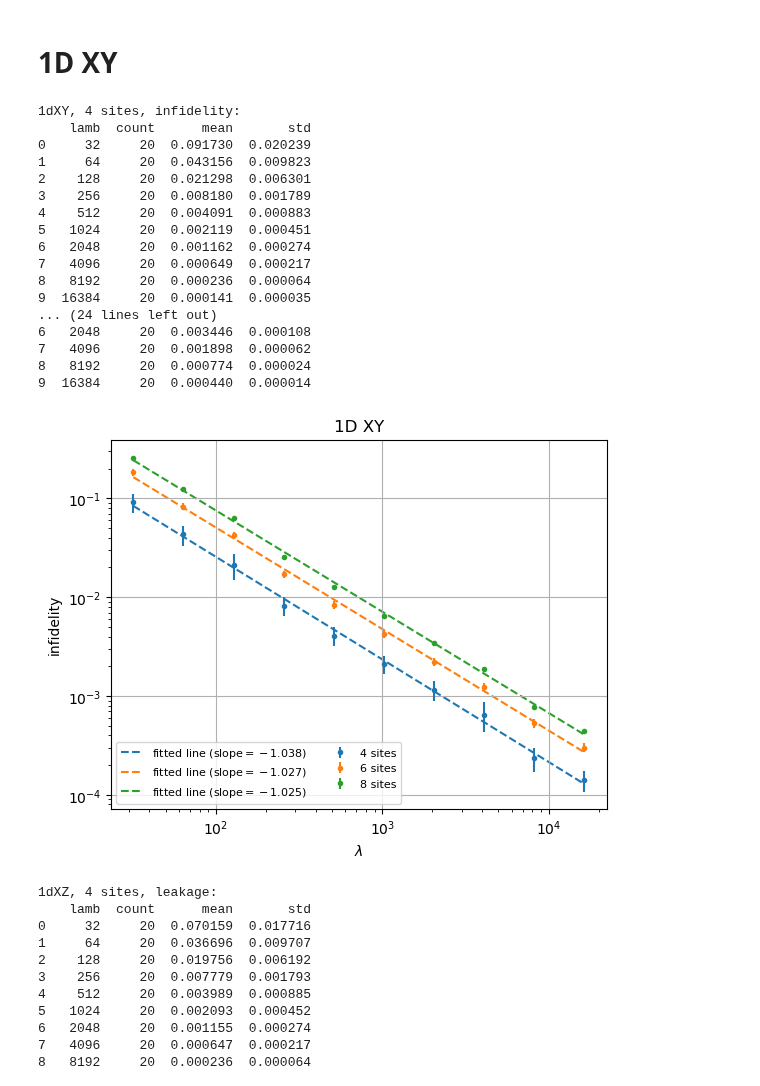
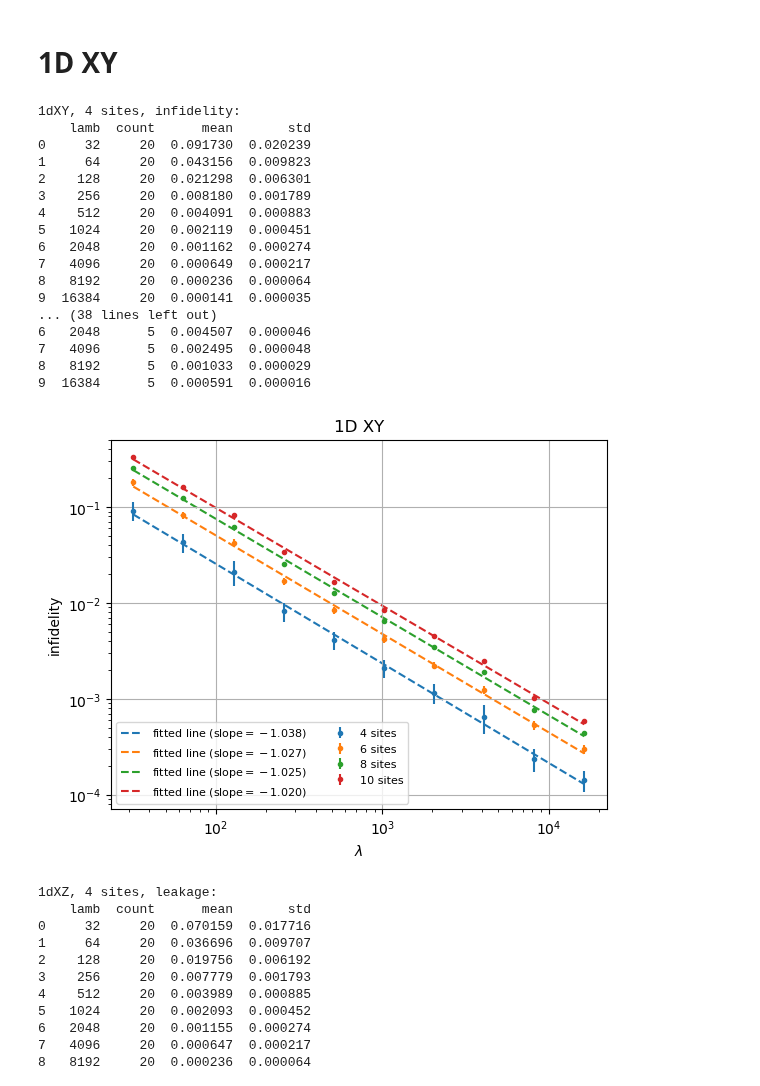
Before and after one commit to sqrta/ErrorSupression, a Jupyter notebook: use-dynamite/data/plot_sweep_lamb.ipynb, the cells around one changed output. Cells and saved outputs as stored; diff of their text form; code cells hidden in the pictures.

Commit message:
update plot

```diff
--- a/use-dynamite/data/plot_sweep_lamb.ipynb
+++ b/use-dynamite/data/plot_sweep_lamb.ipynb
@@ -177,7 +177,7 @@ plt.show()
 # 1D XY
 # %%
 model = "1dXY"
-for nb in [2,3,4]:
+for nb in [2,3,4,5]:
     n_logi = 2 * nb
     data_lamb, data_seed, data_infidelity, data_postsel_infidelity = [], [], [], []
 
@@ -237,39 +237,39 @@ for nb in [2,3,4]:
 
         lr = scipy.stats.linregress(np.log(lamb_arr), np.log(mean_arr))
         plt.plot(lamb_arr, np.exp(lr.slope * np.log(lamb_arr) + lr.intercept),
                 label='fitted line (slope$={:.3f}$)'.format(lr.slope),
                 color=plt.gca().lines[-1].get_color(),
                 zorder=1,
                 linestyle=":")
 
 plt.xscale("log")
 plt.yscale("log")
 plt.xlabel(r"$\lambda$")
 plt.ylabel("infidelity")
 plt.title("1D XY")
 plt.legend(ncol=2, prop={'size': 8}, loc="lower left")
 plt.grid()
 plt.savefig(f"{model}_sweep_lamb_noise=0.1_t=1.pdf", format="pdf", bbox_inches="tight")
 plt.show()
 # %% [output]
 1dXY, 4 sites, infidelity:
     lamb  count      mean       std
 0     32     20  0.091730  0.020239
 1     64     20  0.043156  0.009823
 2    128     20  0.021298  0.006301
 3    256     20  0.008180  0.001789
 4    512     20  0.004091  0.000883
 5   1024     20  0.002119  0.000451
 6   2048     20  0.001162  0.000274
 7   4096     20  0.000649  0.000217
 8   8192     20  0.000236  0.000064
 9  16384     20  0.000141  0.000035
-... (24 lines left out)
-6   2048     20  0.003446  0.000108
-7   4096     20  0.001898  0.000062
-8   8192     20  0.000774  0.000024
-9  16384     20  0.000440  0.000014
+... (38 lines left out)
+6   2048      5  0.004507  0.000046
+7   4096      5  0.002495  0.000048
+8   8192      5  0.001033  0.000029
+9  16384      5  0.000591  0.000016
-[figure, old version]
+[figure, new version]
 # %%
 model = "1dXZ"
 for nb in [2,3,4]:
```
Also changed, not shown: parts of 1 cell of this notebook.
